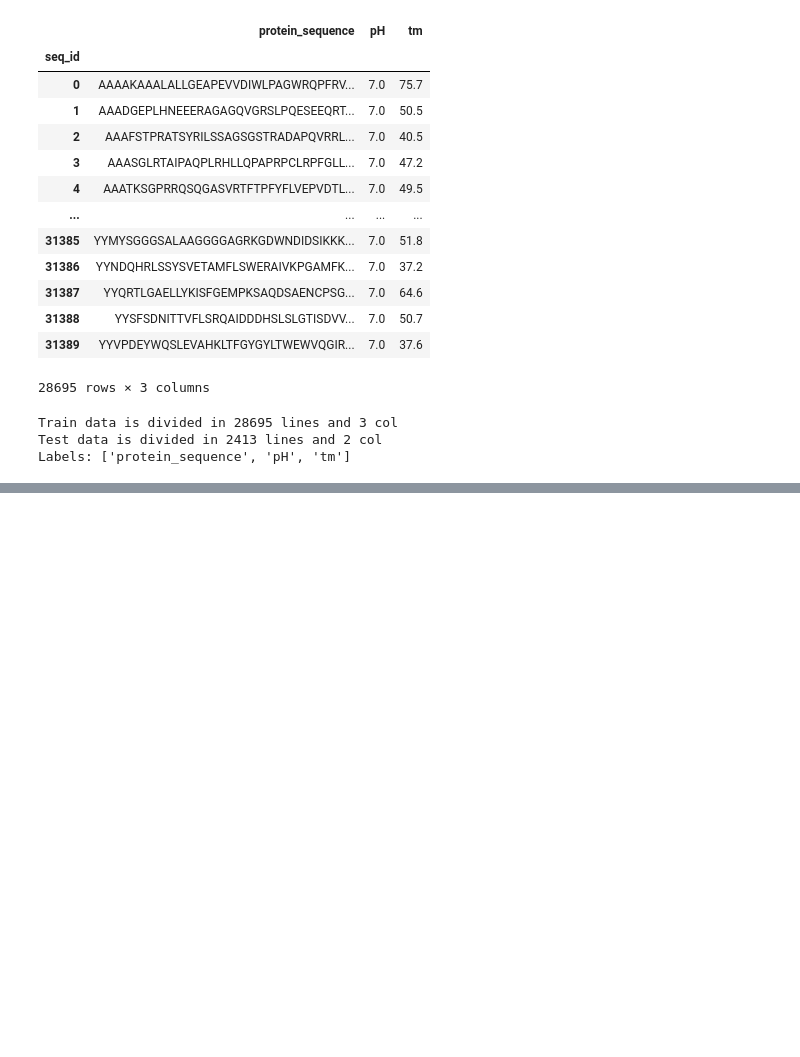
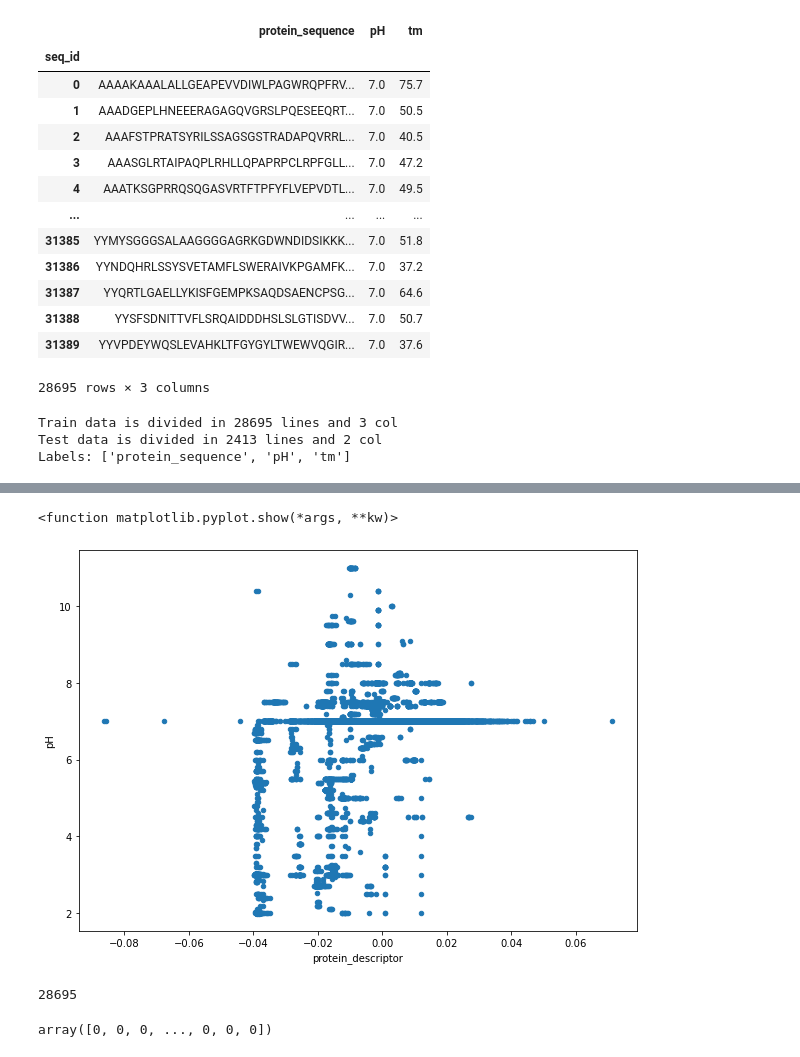
Before and after one commit to alexesperanca/SIB_G4, a Jupyter notebook: Main_Andre.ipynb, the cells around one changed output, grey strips where cells are left out. Drawn from its saved outputs; the diff is of its cells as text; code cells hidden in the pictures; blank space fills up the shorter version.

Commit message:
Unsupervised ML
Need more protein descriptors for feature selection

```diff
--- a/Main_Andre.ipynb
+++ b/Main_Andre.ipynb
@@ -108,0 +140,3 @@ Labels: ['protein_sequence', 'pH', 'tm']
+# %%
+train_array= np.array(train.loc[:,["protein_sequence"]])
+train_array
@@ -108,0 +152,7 @@ Labels: ['protein_sequence', 'pH', 'tm']
+# %%
+kmer = KMer_prot()
+new_data = kmer.fit_transform(train_array)
+new_data= StandardScaler().fit_transform(new_data)
+new_data_mean= [np.mean(line) for line in new_data]
+print("There is a maximum of :",max(new_data_mean))
+print("There is a Minimum of :",min(new_data_mean))
@@ -108,0 +162,2 @@ Labels: ['protein_sequence', 'pH', 'tm']
+# %%
+train["protein_descriptor"] = new_data_mean
@@ -108,0 +187,27 @@ Labels: ['protein_sequence', 'pH', 'tm']
+# %%
+train_set=train.loc[:,['pH','protein_descriptor']]
+train_set.plot(kind= "scatter",
+                x="protein_descriptor",
+                y= "pH",
+                figsize=(10,7))
+plt.show
+# %% [output]
+<function matplotlib.pyplot.show(*args, **kw)>
+[figure, added]
+# %%
+k=4
+
+kmeans_train= KMeans(n_clusters=k,max_iter=1000)
+train_set=train.loc[:,['pH','protein_descriptor']]
+kmeans_train.fit(train_set)
+labels= kmeans_train.labels_
+centroids= kmeans_train.cluster_centers_
+
+print(len(labels))
+# %% [output]
+28695
+# %%
+y_predict= kmeans_train.fit_predict(train.loc[:,['pH','protein_descriptor']])
+y_predict
+# %% [output]
+array([0, 0, 0, ..., 0, 0, 0])
```
Also changed, not shown: parts of 21 cells of this notebook.
